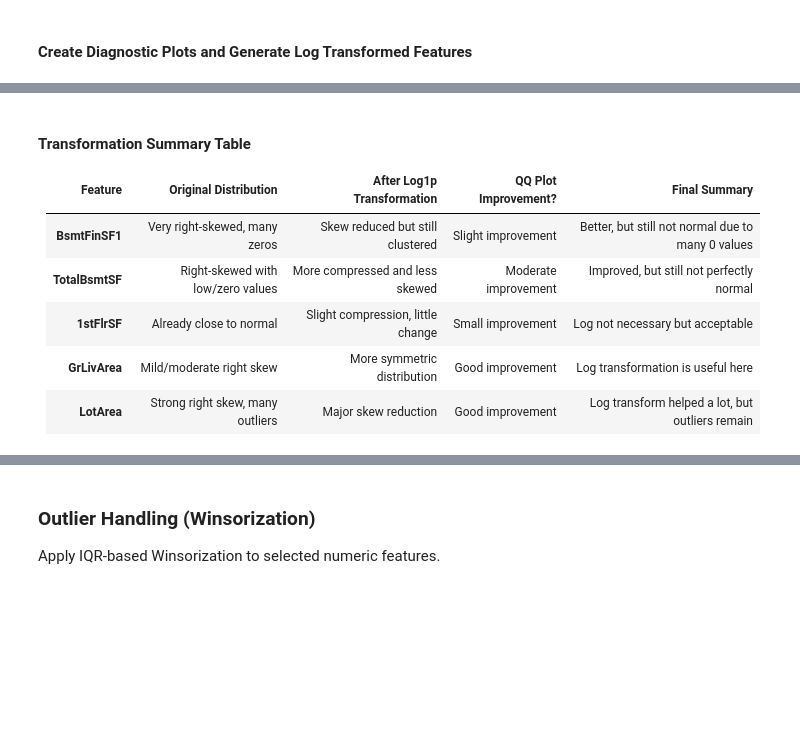
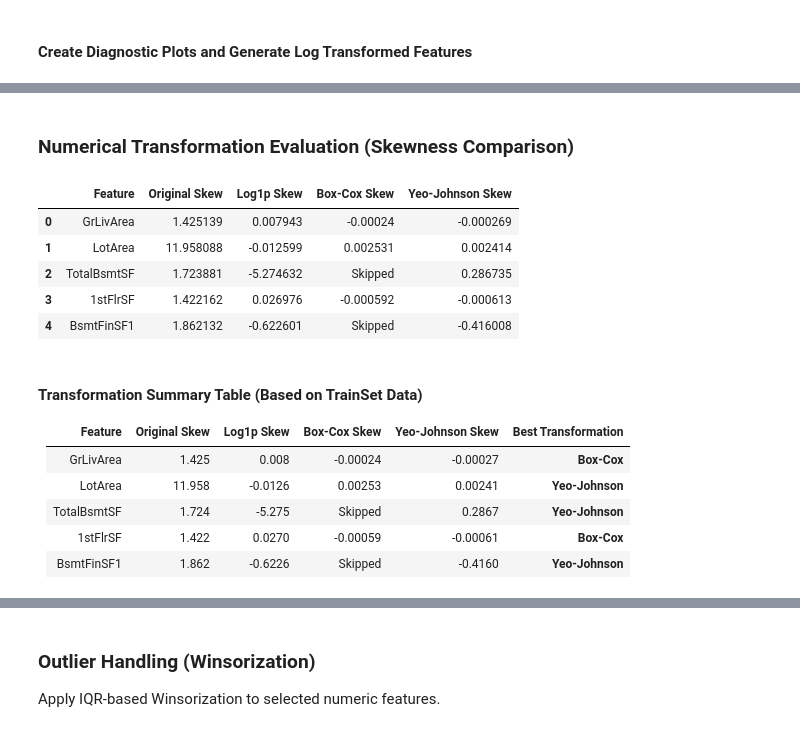
Before and after one commit to David5p/heritage-housing, a Jupyter notebook: jupyter_notebooks/FeatureEngineering copy.ipynb, the cells around one changed output, grey strips where cells are left out. Saved outputs shown, nothing was run; the diff lists cells and outputs as text; code cells hidden in the pictures; blank space fills up the shorter version.

Commit message:
Make skewness comparison and conclusion

```diff
--- a/jupyter_notebooks/FeatureEngineering copy.ipynb
+++ b/jupyter_notebooks/FeatureEngineering copy.ipynb
@@ -260,9 +266,52 @@ print("* Log1p, Box-Cox, and Yeo-Johnson transformations applied to TrainSet and
-# %% [markdown]
-#### Transformation Summary Table
-| Feature        | Original Distribution                 | After Log1p Transformation              | QQ Plot Improvement? | Final Summary |
-|---------------|----------------------------------------|------------------------------------------|----------------------|--------------|
-| **BsmtFinSF1** | Very right-skewed, many zeros          | Skew reduced but still clustered         | Slight improvement   | Better, but still not normal due to many 0 values |
-| **TotalBsmtSF** | Right-skewed with low/zero values    | More compressed and less skewed          | Moderate improvement | Improved, but still not perfectly normal |
-| **1stFlrSF**   | Already close to normal               | Slight compression, little change        | Small improvement    | Log not necessary but acceptable |
-| **GrLivArea**  | Mild/moderate right skew              | More symmetric distribution              | Good improvement     | Log transformation is useful here |
-| **LotArea**    | Strong right skew, many outliers      | Major skew reduction                     | Good improvement     | Log transform helped a lot, but outliers remain |
+# %% [markdown]
+### Numerical Transformation Evaluation (Skewness Comparison)
+# %%
+from sklearn.preprocessing import PowerTransformer
+
+numeric_skewed = ['GrLivArea', 'LotArea', 'TotalBsmtSF', '1stFlrSF', 'BsmtFinSF1']
+
+analysis = []
+
+for col in numeric_skewed:
+    row = {"Feature": col}
+
+    # Original
+    row["Original Skew"] = TrainSet[col].skew()
+
+    # Log1p
+    row["Log1p Skew"] = np.log1p(TrainSet[col]).skew()
+
+    # Box-Cox (only if positive)
+    if (TrainSet[col] > 0).all():
+        pt_boxcox = PowerTransformer(method="box-cox")
+        boxcox_values = pt_boxcox.fit_transform(TrainSet[[col]]).flatten()
+        row["Box-Cox Skew"] = pd.Series(boxcox_values).skew()
+    else:
+        row["Box-Cox Skew"] = "Skipped"
+
+    # Yeo-Johnson
+    pt_yeo = PowerTransformer(method="yeo-johnson")
+    yeo_values = pt_yeo.fit_transform(TrainSet[[col]]).flatten()
+    row["Yeo-Johnson Skew"] = pd.Series(yeo_values).skew()
+
+    analysis.append(row)
+
+skew_df = pd.DataFrame(analysis)
+skew_df
+# %% [output]
+|  | Feature | Original Skew | Log1p Skew | Box-Cox Skew | Yeo-Johnson Skew |
+| 0 | GrLivArea | 1.425139 | 0.007943 | -0.00024 | -0.000269 |
+| 1 | LotArea | 11.958088 | -0.012599 | 0.002531 | 0.002414 |
+| 2 | TotalBsmtSF | 1.723881 | -5.274632 | Skipped | 0.286735 |
+| 3 | 1stFlrSF | 1.422162 | 0.026976 | -0.000592 | -0.000613 |
+| 4 | BsmtFinSF1 | 1.862132 | -0.622601 | Skipped | -0.416008 |
+# %% [markdown]
+#### Transformation Summary Table (Based on TrainSet Data)
+
+| Feature        | Original Skew | Log1p Skew | Box-Cox Skew | Yeo-Johnson Skew | Best Transformation |
+|---------------|--------------:|-----------:|-------------:|-----------------:|--------------------|
+| GrLivArea     | 1.425         | 0.008      | -0.00024     | -0.00027         | **Box-Cox** |
+| LotArea       | 11.958        | -0.0126    | 0.00253      | 0.00241          | **Yeo-Johnson** |
+| TotalBsmtSF   | 1.724         | -5.275     | Skipped      | 0.2867           | **Yeo-Johnson** |
+| 1stFlrSF      | 1.422         | 0.0270     | -0.00059     | -0.00061         | **Box-Cox** |
+| BsmtFinSF1    | 1.862         | -0.6226    | Skipped      | -0.4160          | **Yeo-Johnson** |
```
Also changed, not shown: parts of 3 cells of this notebook.
